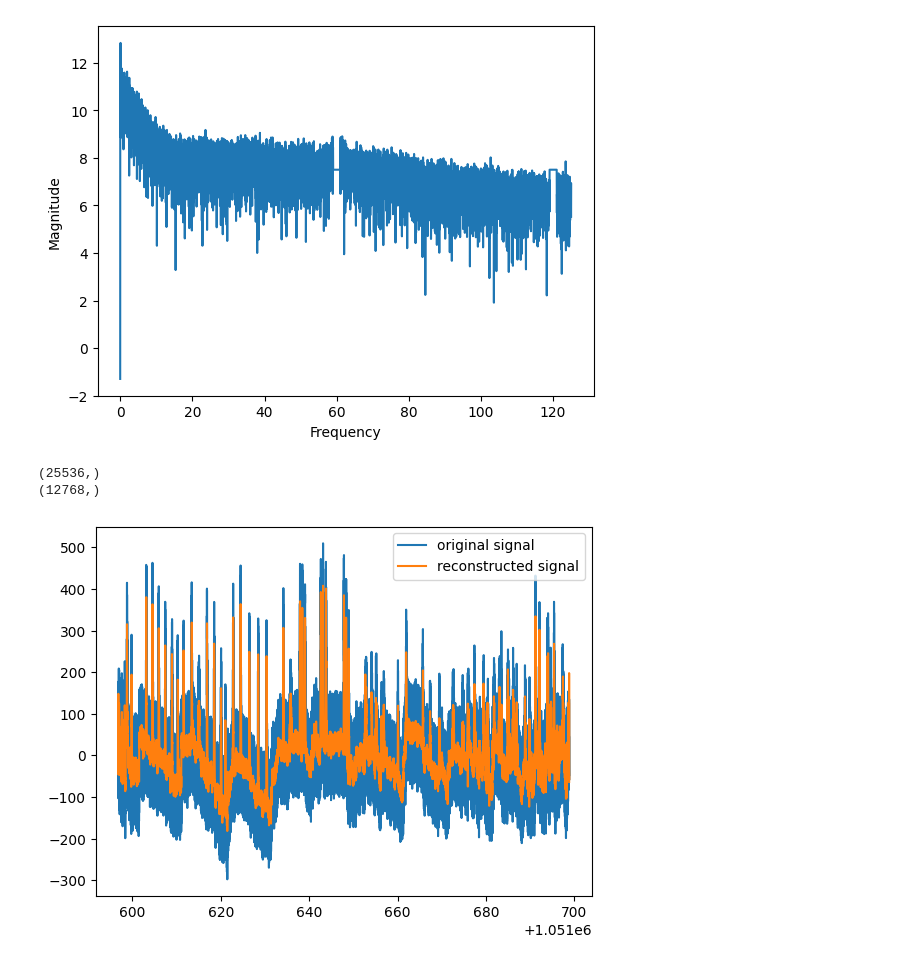
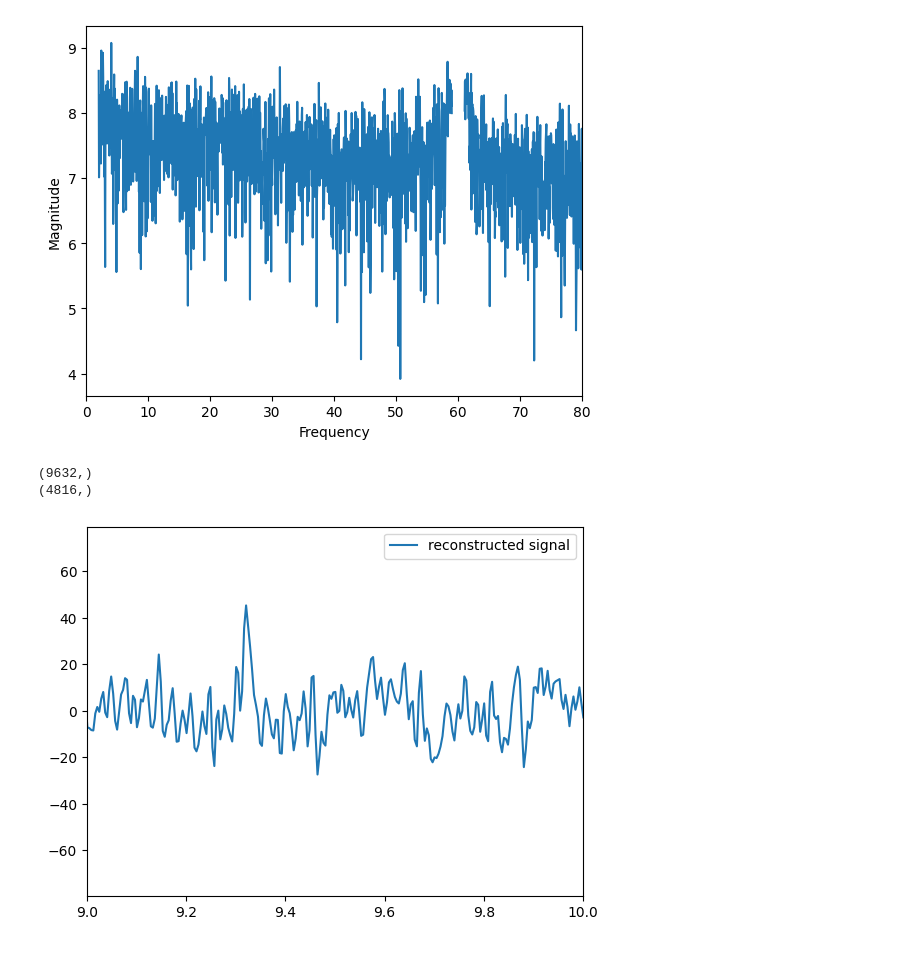
Before and after one commit to MyelinGroup/myelin-fuzzy-logic, a Jupyter notebook: analyze.ipynb, the cells around one changed output. Cells and saved outputs as stored; diff of their text form; code cells hidden in the pictures.

```diff
--- a/analyze.ipynb
+++ b/analyze.ipynb
@@ -4,10 +4,10 @@ import matplotlib.pyplot as plt
 import numpy as np
 from scipy.fft import fft, fftfreq, ifft
 # %%
-# df = pd.read_csv('Zach EEG Data/Now Zach_ExG.csv')
+# df = pd.read_csv('Our Recorded Data/Zach EEG Data/Alpha Zach_ExG.csv')
 # df = pd.read_csv('Chethan EEG Data/.csv')
-# df = pd.read_csv('Chethan EEG Data/Chethan Alpha_ExG.csv')
-df = pd.read_csv('Our Recorded Data/Ilia EEG Data/Background Noise_ExG.csv')
+# df = pd.read_csv('Our Recorded Data/Chethan EEG Data/Chethan Alpha_ExG.csv')
+df = pd.read_csv('Our Recorded Data/Ilia EEG Data/R8 Ilia Angry_ExG.csv')
 # df = pd.read_csv('Our Recorded Data/Background EEG/Background Noise_ExG.csv')
 # timestamps_df = pd.read_csv('Zach EEG Data/Alpha Zach_Marker.csv')
 df
@@ -28,5 +28,6 @@ df
 # %%
 x = np.array(df['TimeStamp'])
+x = x - x[0]
 
 # Note that different recordings use different channel names (based on the electrode positions on the head)
 for channel in df.columns:
@@ -41,8 +42,7 @@ plt.show()
 # %%
 # Work with FP1
-y = np.array(df['FP1'])
-y = np.where()
-plt.plot(x, df["FP1"])
+y = np.array(df['I1'])
+plt.plot(x, y)
 plt.grid()
 plt.show()
 # %% [output]
@@ -69,5 +69,5 @@ plt.show()
 # %%
-y = y - y_new
+# y = y - y_new
 plt.plot(x, y, label='residual')
 plt.legend()
 plt.show()
@@ -89,35 +89,45 @@ plt.show()
 # %%
 # Remove frequencies under 60, and restore signal using inverse FFT
 yf = fft(y)[:n//2]
 def remove(freq):
     delta=1
     indices = np.where((xf >= freq-delta) & (xf <= freq+delta))[0]
-    yf[indices] = np.exp(7.5)
+    yf[indices] = 0#np.exp(7.5)
+def remove_upper(freq):
+    indices = np.where(xf >= freq)[0]
+    yf[indices] = 0#np.exp(7.5)
+def remove_range(freq_low, freq_high):
+    indices = np.where((xf >= freq_low) & (xf <= freq_high))[0]
+    yf[indices] = 0#np.exp(7.5)
 remove(60)
 remove(120)
+remove_upper(80)
+remove_range(0,2)
 plt.plot(xf, np.log(np.abs(yf)))
 plt.xlabel('Frequency')
 plt.ylabel('Magnitude')
+plt.xlim((0, 80))
 plt.show()
 
 # restore the signal
 y_reconstructed = ifft(yf)
 print(x.shape)
 print(y_reconstructed.shape)
-plt.plot(x, y, label='original signal')
+# plt.plot(x, y, label='original signal')
 def every_other(data):
     nn = data.shape[0]
     every_other_index = np.where(np.arange(nn) % 2 == 0)
     return data[every_other_index]
 x_r = every_other(x)
 plt.plot(x_r, y_reconstructed, label='reconstructed signal')
 plt.legend()
+plt.xlim((9,10))
 plt.show()
 # %% [output]
-[figure, old version]
+[figure, new version]
-(25536,)
-(12768,)
+(9632,)
+(4816,)
-[figure, old version]
+[figure, new version]
 # %%
 n_r = y_reconstructed.shape[0]
 yf_r = fft(y_reconstructed)[:n//2]
```
Also changed, not shown: parts of 7 cells of this notebook, 3 other files.
